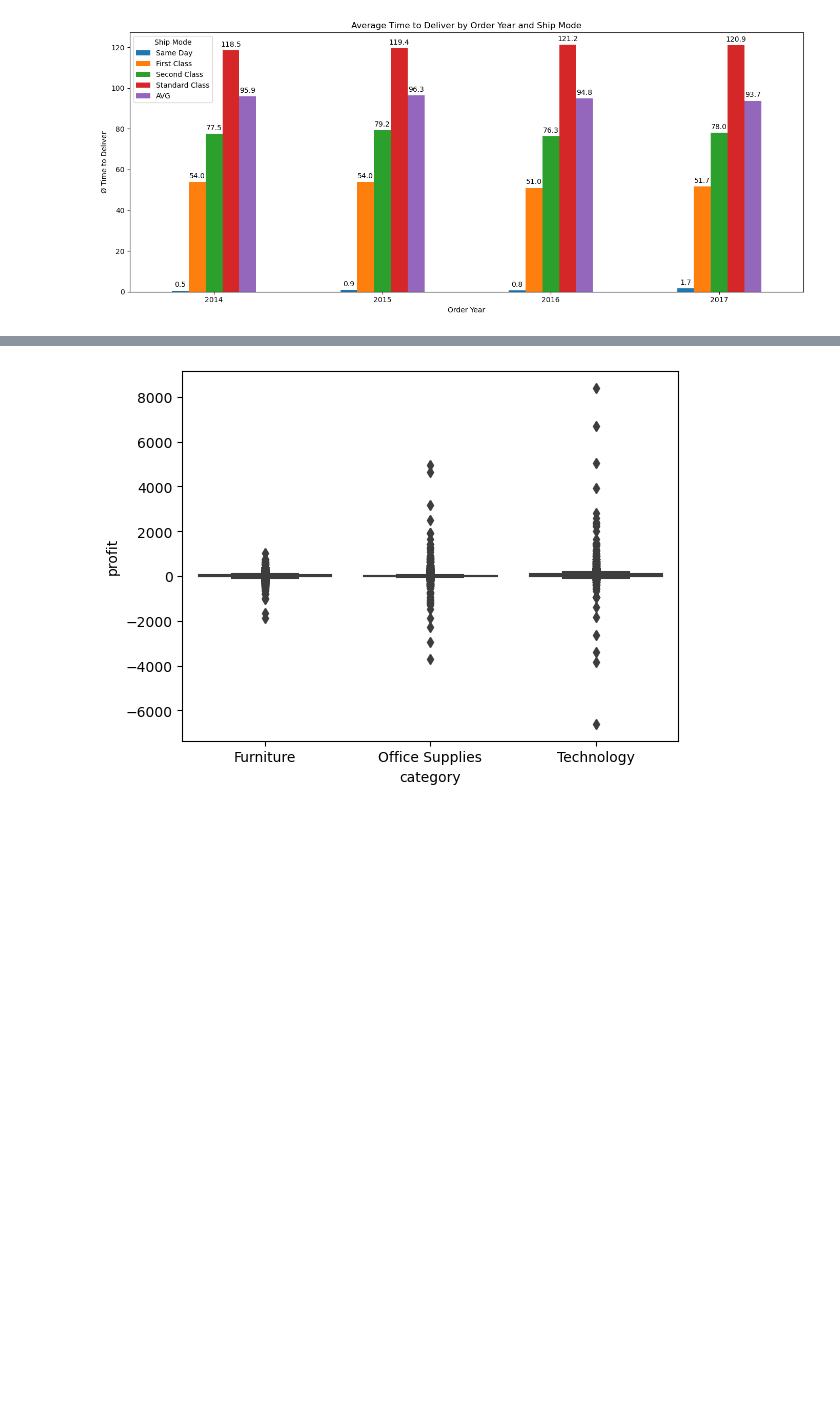
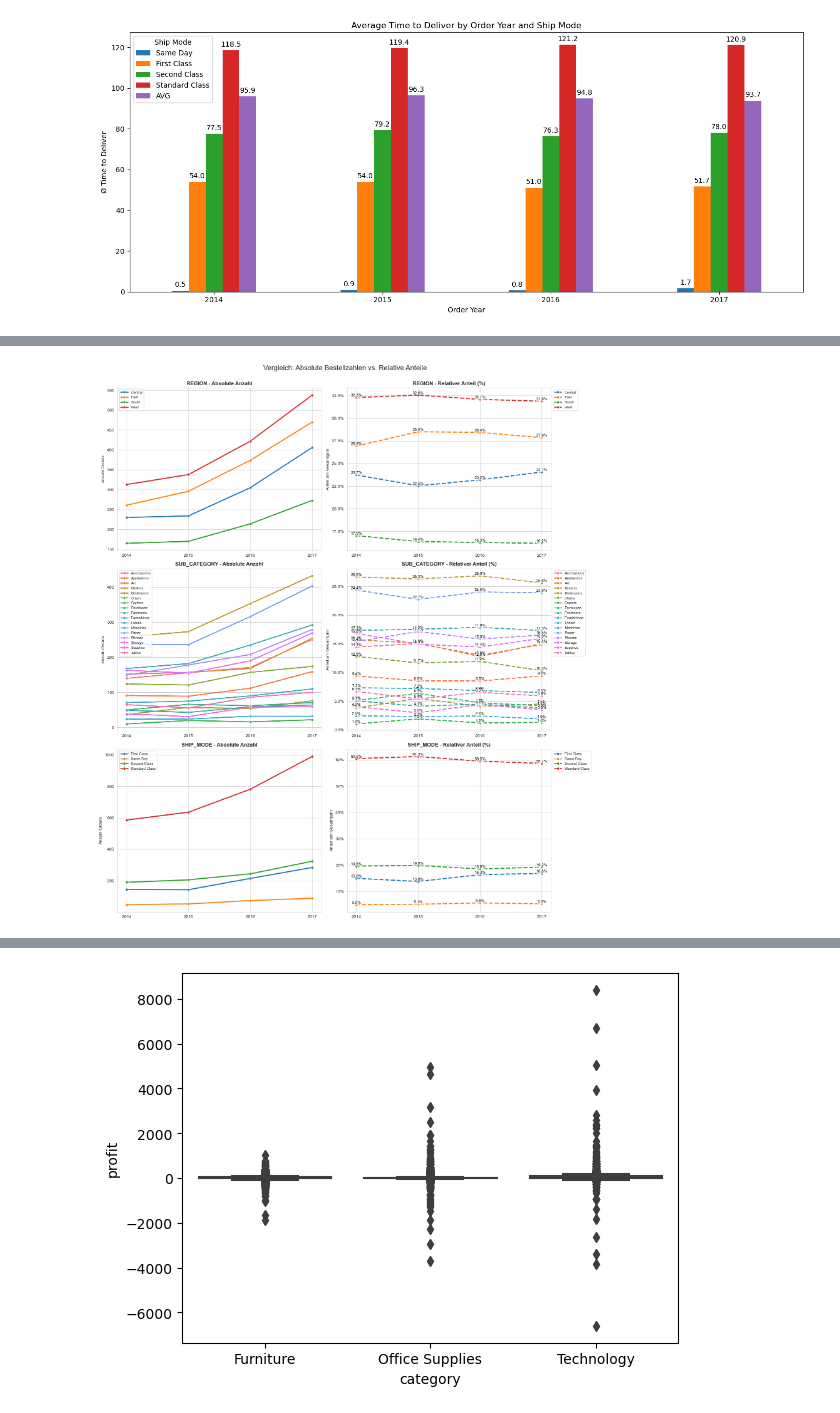
Before and after one commit to justushtr/data_engineering, a Jupyter notebook: test_real_1.ipynb, the cells around one changed output, grey strips where cells are left out. Drawn from its saved outputs; the diff is of its cells as text; code cells hidden in the pictures; blank space fills up the shorter version.

```diff
--- a/test_real_1.ipynb
+++ b/test_real_1.ipynb
@@ -324,0 +378,83 @@ discount - profit: -0.2195
+# %%
+import matplotlib.pyplot as plt
+import seaborn as sns
+import matplotlib.ticker as mtick
+
+# ---------------------------------------------------------
+# TEIL 2: Vorbereitung & Globale Variablen
+# ---------------------------------------------------------
+
+# FIX: Wir holen uns die Jahre direkt aus deinen Daten, damit 'years' definiert ist
+years = sorted(df['order_year'].unique())
+
+# Berechne Gesamtbestellungen pro Jahr für die %-Berechnung (Nenner)
+yearly_totals = df.groupby('order_year')['order_id'].nunique()
+
+# Definition der Kategorien, die geplottet werden sollen
+categories_to_plot = ['region', 'sub_category', 'ship_mode']
+
+# ---------------------------------------------------------
+# TEIL 3: Plotting
+# ---------------------------------------------------------
+sns.set_style("whitegrid")
+
+# Grid erstellen: Zeilen = Anzahl Kategorien, Spalten = 2 (Absolut vs. Relativ)
+fig, axes = plt.subplots(nrows=len(categories_to_plot), ncols=2, figsize=(16, 6 * len(categories_to_plot)))
+
+# Titel für das gesamte Dashboard
+fig.suptitle('Vergleich: Absolute Bestellzahlen vs. Relative Anteile', fontsize=16, y=0.99)
+
+for i, cat in enumerate(categories_to_plot):
+
+    # --- Daten aggregieren ---
+    # 1. Zähle unique Order-IDs pro Jahr und Kategorie
+    grouped = df.groupby(['order_year', cat])['order_id'].nunique().reset_index()
+
+    # 2. Merge mit Jahressummen für Prozentrechnung
+    grouped = grouped.merge(yearly_totals.rename('total_year'), on='order_year')
+    grouped['percentage'] = (grouped['order_id'] / grouped['total_year']) * 100
+
+    # --- PLOT LINKS: ABSOLUTE ZAHLEN ---
+    ax_abs = axes[i, 0]
+    sns.lineplot(data=grouped, x='order_year', y='order_id', hue=cat,
+                 marker='o', linewidth=2.5, ax=ax_abs)
+
+    ax_abs.set_title(f'{cat.upper()} - Absolute Anzahl', fontweight='bold')
+    ax_abs.set_ylabel('Anzahl Orders')
+    ax_abs.set_xlabel('')
+    ax_abs.set_xticks(years)  # Nutzt jetzt die dynamische Variable
+
+    # Legende nach außen schieben (links oben)
+    ax_abs.legend(loc='upper left', bbox_to_anchor=(0, 1), fontsize='small')
+
+    # --- PLOT RECHTS: RELATIVE ZAHLEN (%) ---
+    ax_rel = axes[i, 1]
+    sns.lineplot(data=grouped, x='order_year', y='percentage', hue=cat,
+                 marker='o', linewidth=2.5, linestyle='--', ax=ax_rel)
+
+    ax_rel.set_title(f'{cat.upper()} - Relativer Anteil (%)', fontweight='bold')
+    ax_rel.set_ylabel('Anteil am Gesamtjahr')
+    ax_rel.set_xlabel('')
+    ax_rel.set_xticks(years)
+
+    # Y-Achse als Prozent formatieren (z.B. "20%")
+    ax_rel.yaxis.set_major_formatter(mtick.PercentFormatter())
+
+    # Legende nach außen schieben (rechts oben)
+    ax_rel.legend(loc='upper left', bbox_to_anchor=(1, 1), fontsize='small')
+
+    # Werte im relativen Plot anschreiben
+    for _, row in grouped.iterrows():
+        # Nur labeln, wenn Daten vorhanden sind
+        if pd.notnull(row['percentage']):
+            ax_rel.text(row['order_year'], row['percentage'],
+                        f"{row['percentage']:.1f}%",
+                        fontsize=9, ha='center', va='bottom', color='black',
+                        bbox=dict(facecolor='white', alpha=0.6, edgecolor='none', pad=0.5))
+
+# Layout optimieren
+plt.tight_layout()
+plt.subplots_adjust(top=0.95) # Platz für den Haupttitel lassen
+plt.show()
+# %% [output]
+[figure, added]
```
Also changed, not shown: parts of 19 cells of this notebook, 2 other files.
